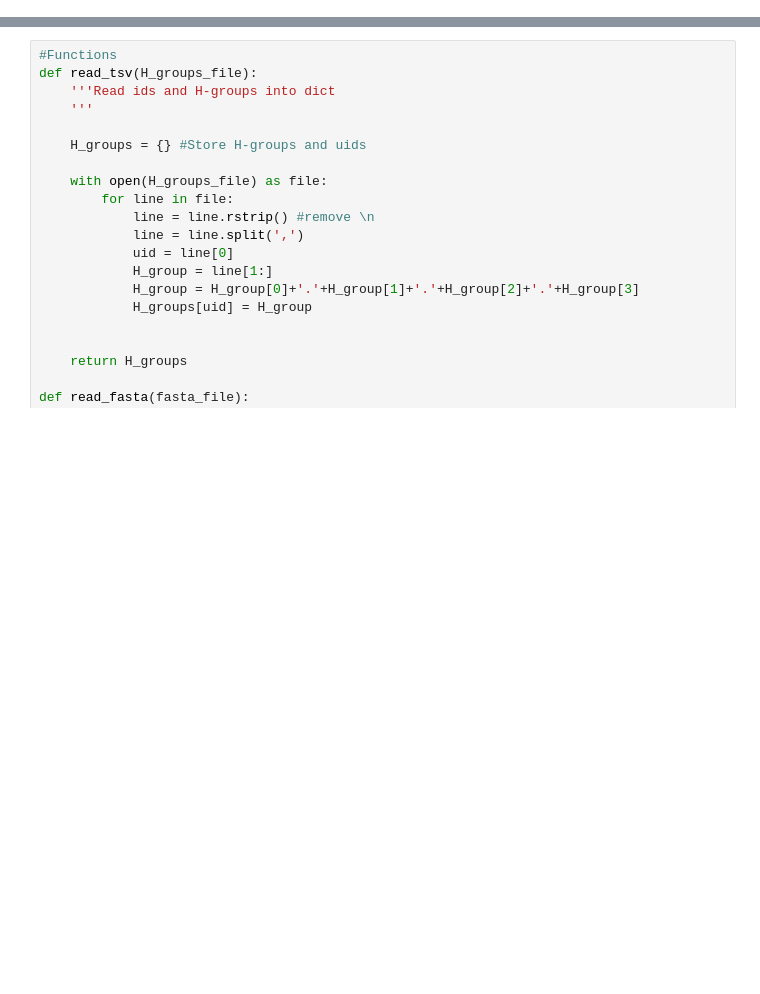
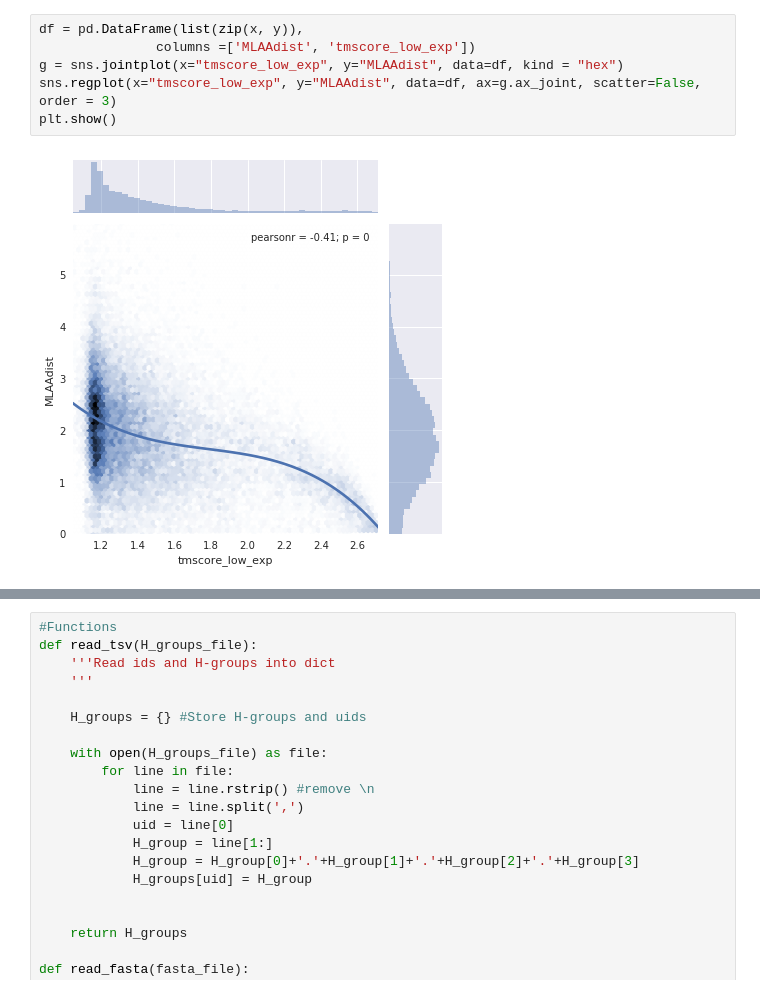
Before and after one commit to patrickbryant1/basic_scilife_scripts, a Jupyter notebook: visual/visual_notebook.ipynb, the cells around one changed output, grey strips where cells are left out. Drawn from its saved outputs; the diff is of its cells as text; blank space fills up the shorter version.

```diff
--- a/visual/visual_notebook.ipynb
+++ b/visual/visual_notebook.ipynb
@@ -73,0 +96,8 @@ plt.show()
+# %%
+df = pd.DataFrame(list(zip(x, y)),
+               columns =['MLAAdist', 'tmscore_low_exp'])
+g = sns.jointplot(x="tmscore_low_exp", y="MLAAdist", data=df, kind = "hex")
+sns.regplot(x="tmscore_low_exp", y="MLAAdist", data=df, ax=g.ax_joint, scatter=False, order = 3)
+plt.show()
+# %% [output]
+[figure, added]
```
Also changed, not shown: parts of 25 cells of this notebook, 2 other files.
